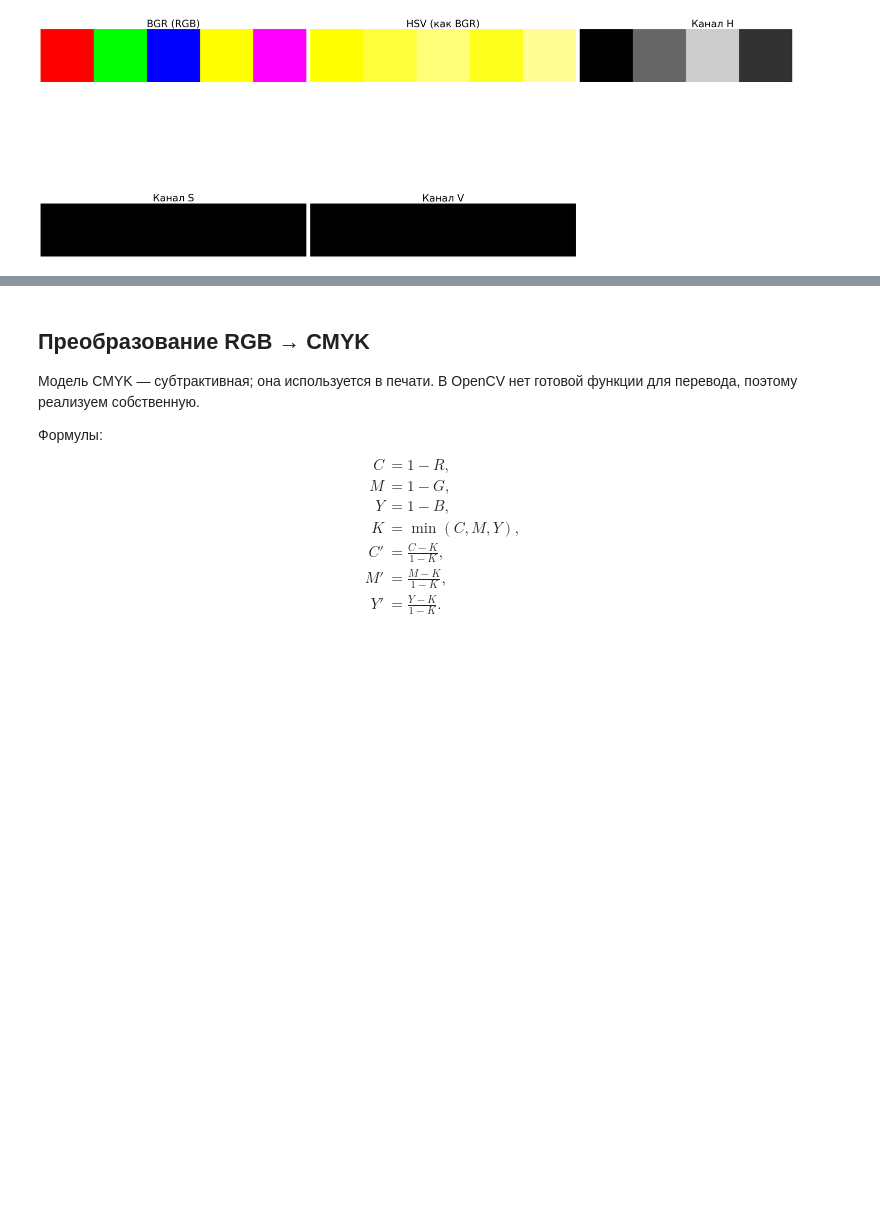
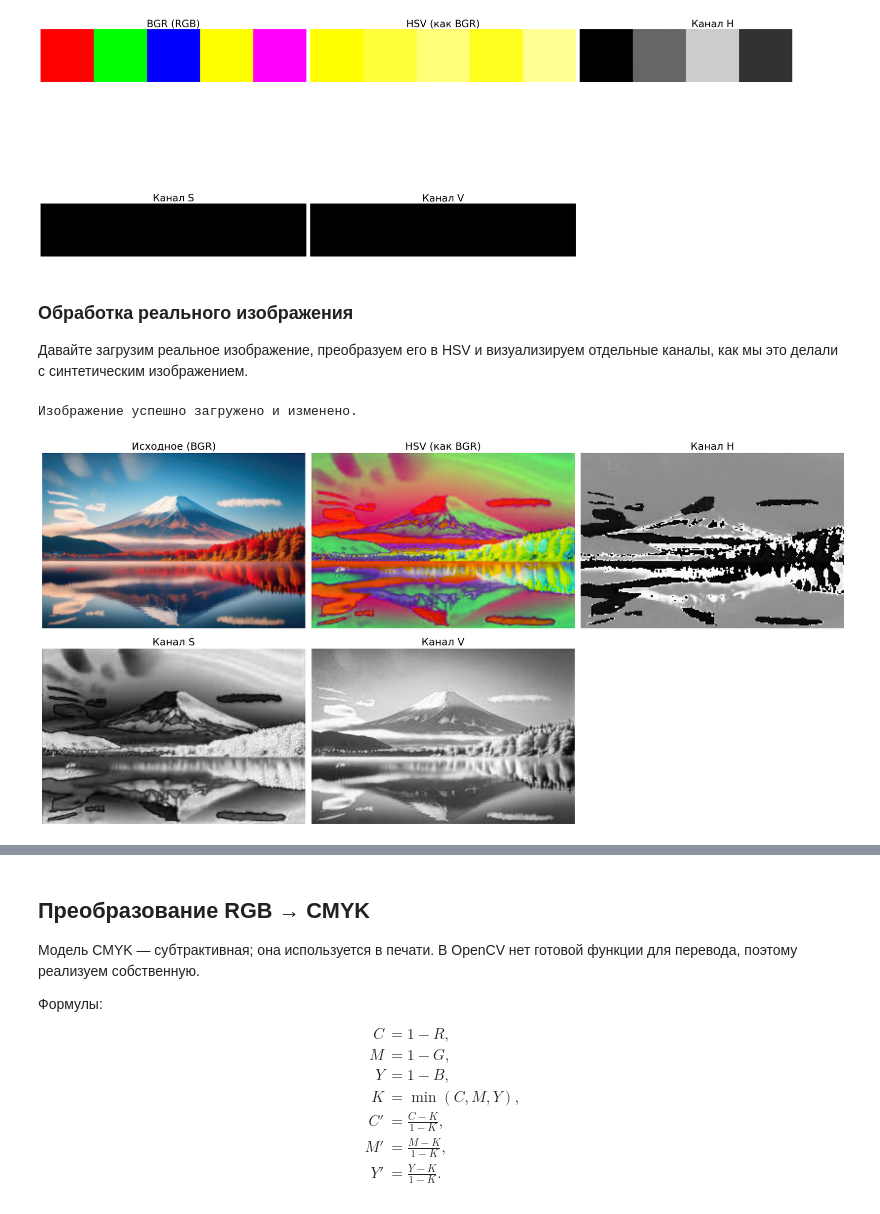
Before and after one commit to Mike030668/cv_course_muiv, a Jupyter notebook: seminars/module01/seminar1_color_spaces.ipynb, the cells around one changed output, grey strips where cells are left out. Drawn from its saved outputs; the diff is of its cells as text; code cells hidden in the pictures; blank space fills up the shorter version.

```diff
--- a/seminars/module01/seminar1_color_spaces.ipynb
+++ b/seminars/module01/seminar1_color_spaces.ipynb
@@ -63,3 +65,64 @@ show_images([img, hsv, h_vis, s_channel, v_channel],
             cols=3, font_size=28)
 # %% [output]
 [figure]
+# %% [markdown]
+### Обработка реального изображения
+
+Давайте загрузим реальное изображение, преобразуем его в HSV и визуализируем отдельные каналы, как мы это делали с синтетическим изображением.
+# %%
+import cv2
+import numpy as np
+import matplotlib.pyplot as plt
+
+# Загрузка изображения из URL
+# Для демонстрации используем пример изображения. Вы можете заменить его на свой URL или путь к файлу.
+# Например, можно загрузить изображение через cv2.imread('path/to/your/image.jpg')
+
+# Попробуем загрузить изображение из интернета
+# Проверим, установлены ли необходимые библиотеки
+try:
+    import requests
+except ImportError:
+    print("Устанавливаем библиотеку requests...")
+    !pip install requests
+    import requests
+
+image_url = 'https://t4.ftcdn.net/jpg/05/68/13/23/360_F_568132385_noZhbVORDvbJSHf9XUlMjQVmB3r7iW9w.jpg' # Пример URL с изображением
+
+try:
+    resp = requests.get(image_url, stream=True).raw
+    image_bytes = np.asarray(bytearray(resp.read()), dtype=np.uint8)
+    real_img = cv2.imdecode(image_bytes, cv2.IMREAD_COLOR)
+
+    if real_img is None:
+        raise ValueError("Не удалось загрузить изображение. Проверьте URL или попробуйте другое изображение.")
+
+    # Изменим размер изображения для удобства отображения
+    scale_percent = 50 # Процент от исходного размера
+    width = int(real_img.shape[1] * scale_percent / 100)
+    height = int(real_img.shape[0] * scale_percent / 100)
+    dim = (width, height)
+    real_img_resized = cv2.resize(real_img, dim, interpolation = cv2.INTER_AREA)
+
+    print("Изображение успешно загружено и изменено.")
+
+    # Переведём изображение из BGR в HSV
+    hsv_real = cv2.cvtColor(real_img_resized, cv2.COLOR_BGR2HSV)
+
+    # Разделим на три канала
+    h_channel_real, s_channel_real, v_channel_real = cv2.split(hsv_real)
+
+    # Для отображения оттенка отмасштабируем H до 0–255
+    h_vis_real = (h_channel_real.astype(np.float32) * 255/179).astype(np.uint8)
+
+    show_images([real_img_resized, hsv_real, h_vis_real, s_channel_real, v_channel_real],
+                ['Исходное (BGR)', 'HSV (как BGR)', 'Канал H', 'Канал S', 'Канал V'],
+                cols=3, figsize=(20, 10), font_size=18)
+
+except Exception as e:
+    print(f"Произошла ошибка при загрузке или обработке изображения: {e}")
+    print("Пожалуйста, убедитесь, что URL действителен, или загрузите изображение вручную и используйте cv2.imread('путь/к/вашему/файлу.jpg').")
+    # Если загрузка не удалась, можно отобразить заглушку или пропустить дальнейшую обработку
+# %% [output]
+Изображение успешно загружено и изменено.
+[figure, added]
```
Also changed, not shown: parts of 7 cells of this notebook, 2 other files.
